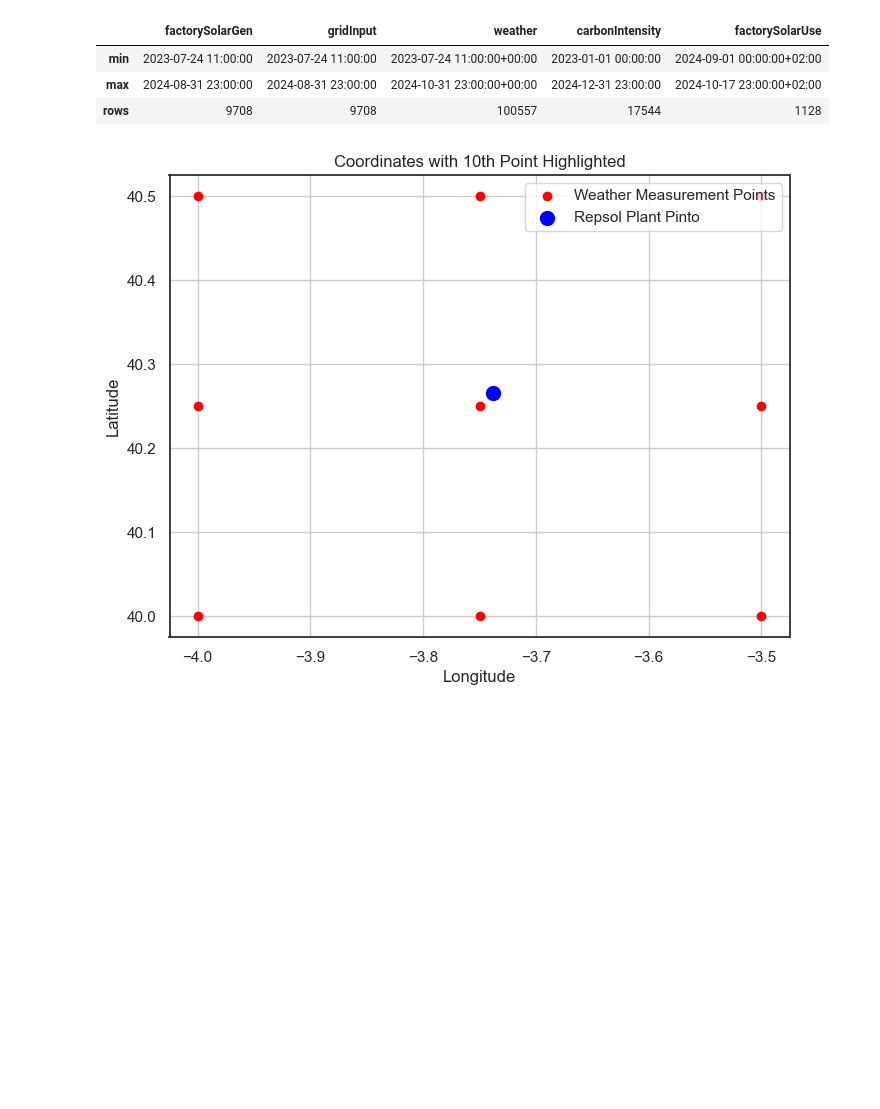
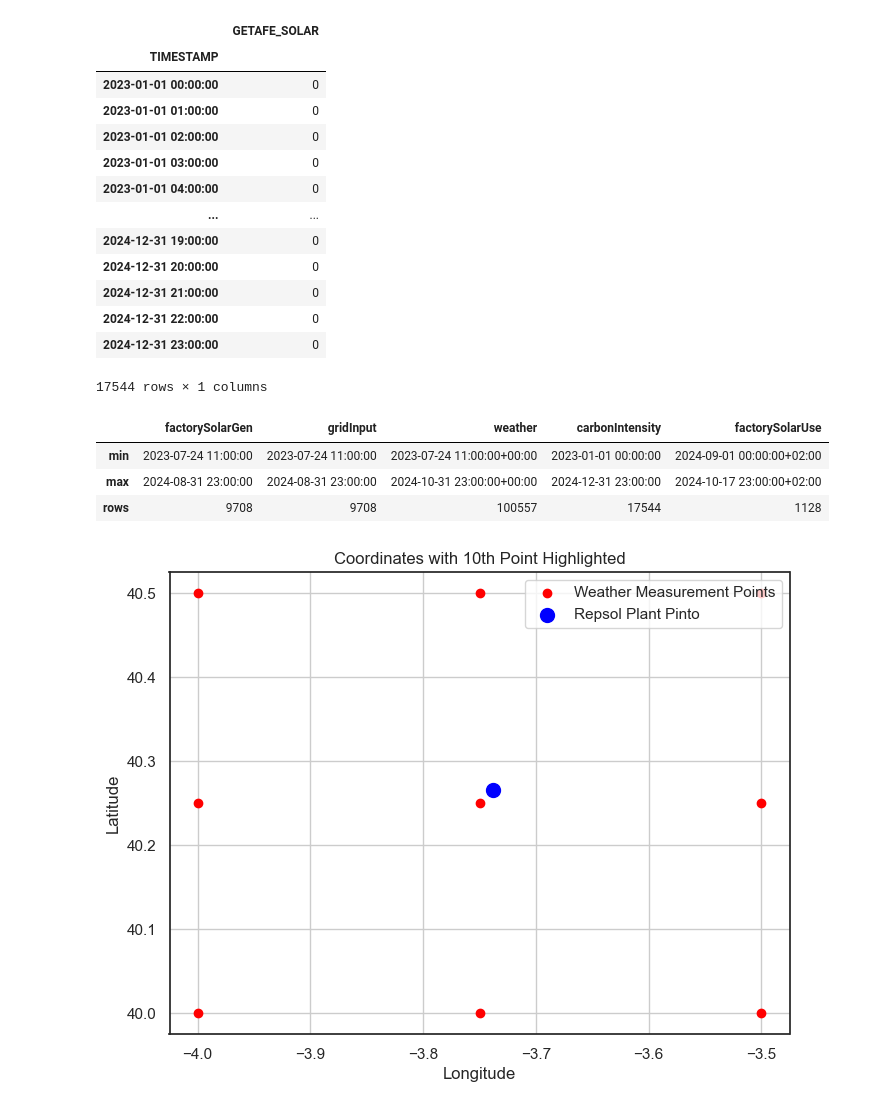
Before and after one commit to sajodajo/CCCCC-Datathon, a Jupyter notebook: D1-1_EDA.ipynb, the cells around one changed output. Saved outputs shown, nothing was run; the diff lists cells and outputs as text; code cells hidden in the pictures; blank space fills up the shorter version.

```diff
--- a/D1-1_EDA.ipynb
+++ b/D1-1_EDA.ipynb
@@ -51,3 +34,62 @@ Name: count, dtype: int64
+# %%
+import pandas as pd
+
+def filterData(df):
+    df = df.drop(columns=df.filter(regex=r'^v\d{2}$').columns) # Drop validation columns
+    df = df[df['magnitud']==88] # Solar radiation  only
+    df = df[df['municipio']==65] # Getafe only
+    df_clean = df.drop(columns=['punto_muestreo','provincia','municipio','estacion','magnitud'])
+    return df_clean
+
+
+def toLongForm(df):
+    df_long = df.melt(
+        id_vars=['ano', 'mes', 'dia'],
+        value_vars=[f'h{str(i).zfill(2)}' for i in range(1, 25)],
+        var_name='hour',
+        value_name='GETAFE_SOLAR'
+    )
+
+    df_long['hour'] = df_long['hour'].str.extract('h(\d+)').astype(int) - 1
+
+    df_long = df_long.rename(columns={'ano': 'year', 'mes': 'month', 'dia': 'day'})
+
+    df_long['TIMESTAMP'] = pd.to_datetime(df_long[['year', 'month', 'day']]) + pd.to_timedelta(df_long['hour'], unit='h')
+
+    df_long['TIMESTAMP'] = pd.to_datetime(df_long['TIMESTAMP'])
+
+    df_long = df_long[['TIMESTAMP', 'GETAFE_SOLAR']]
+
+    df_long = df_long.sort_values(by='TIMESTAMP')
+
+    df_long = df_long.set_index('TIMESTAMP')
+
+    return df_long
+
+data_CDM2023 = filterData(data_CDM2023)
+data_CDM2024 = filterData(data_CDM2024)
+
+data_CDM2023 = toLongForm(data_CDM2023)
+data_CDM2024 = toLongForm(data_CDM2024)
+
+data_CDM = pd.concat([data_CDM2023,data_CDM2024])
+
+data_CDM
+# %% [output]
+|  | GETAFE_SOLAR |
+| TIMESTAMP |  |
+| 2023-01-01 00:00:00 | 0 |
+| 2023-01-01 01:00:00 | 0 |
+| 2023-01-01 02:00:00 | 0 |
+| 2023-01-01 03:00:00 | 0 |
+| 2023-01-01 04:00:00 | 0 |
+| ... | ... |
+| 2024-12-31 19:00:00 | 0 |
+| 2024-12-31 20:00:00 | 0 |
+| 2024-12-31 21:00:00 | 0 |
+| 2024-12-31 22:00:00 | 0 |
+| 2024-12-31 23:00:00 | 0 |
+17544 rows × 1 columns
 # %%
 def renameAndIndex(df,datetime):
     df=df.rename(columns={datetime:'TIMESTAMP'})
```
Also changed, not shown: parts of 9 cells of this notebook, 4 other files.
